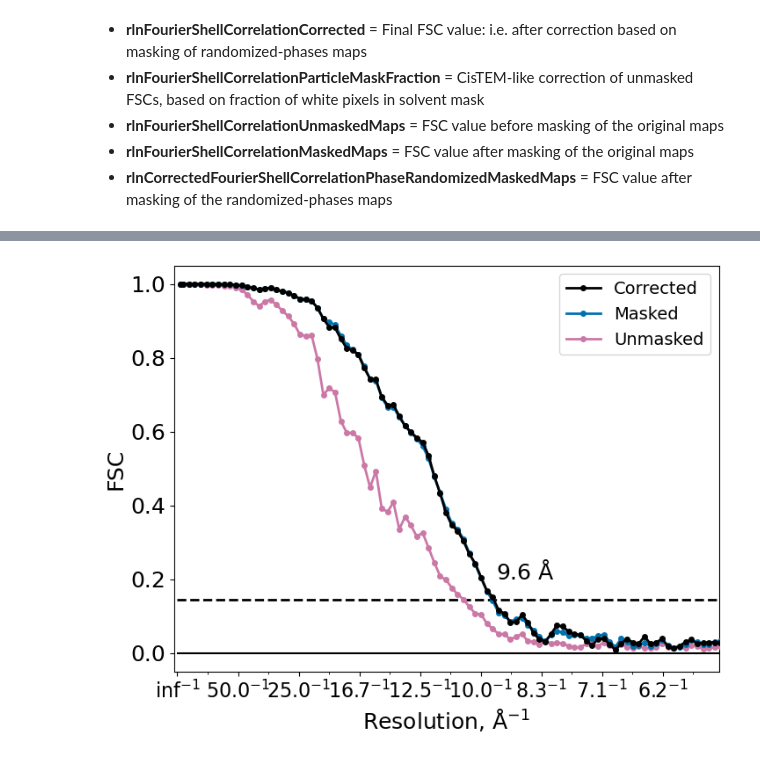
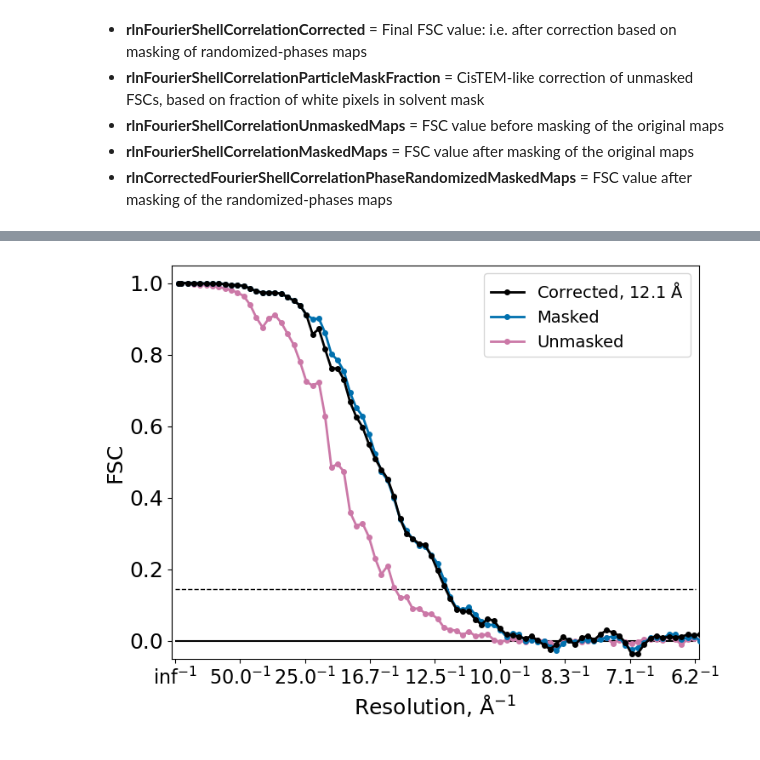
Before and after one commit to dmichalak/sta-pipeline, a Jupyter notebook: analysis_scripts/plot_relion_fsc.ipynb, the cells around one changed output, grey strips where cells are left out. Cells and saved outputs as stored; diff of their text form; code cells hidden in the pictures.

```diff
--- a/analysis_scripts/plot_relion_fsc.ipynb
+++ b/analysis_scripts/plot_relion_fsc.ipynb
@@ -17,5 +192,6 @@ from color_palette import *
 # %%
-input_postprocess_star = Path("/mnt/scratch/ribosomes/kas_k44a/relion_full/PostProcess/job232/postprocess.star")
+
+input_postprocess_star = Path("/mnt/scratch/ribosomes/kas_k44a/relion_full/PostProcess/job256/postprocess.star")
 # %%
 plt.rcParams["font.size"] = 18
 fig, ax = plt.subplots()
@@ -36,12 +212,12 @@ print(f"Final resolution: {final_resolution:.2f} Å")
 randomise_from = general_data["rlnRandomiseFrom"].values[0]
 print(f"Randomise from: {randomise_from:.2f} Å")
 
-binning = 1
-fsc_data["rlnResolution"] = fsc_data["rlnResolution"].copy() * binning
+#binning = 1
+#fsc_data["rlnResolution"] = fsc_data["rlnResolution"].copy() * binning
 fsc_data.set_index("rlnResolution", inplace=True)
 x_data = fsc_data.index
 
-y_data_list = [
+y_data_list= [
     fsc_data["rlnFourierShellCorrelationCorrected"],
 #    fsc_data["rlnFourierShellCorrelationParticleMaskFraction"],
     fsc_data["rlnFourierShellCorrelationUnmaskedMaps"],
@@ -55,8 +231,9 @@ linestyle = "-"
 linewidth = 2
 markerstyle = "."
 markersize = 8
+
 ax.plot(x_data, y_data_list[0],
-        label="Corrected",
+        label=f"Corrected, {final_resolution:.1f}"+r" $\mathrm{\AA}$",
         color="k",
         alpha=1.0,
         ls=linestyle,
@@ -75,6 +252,16 @@ ax.plot(x_data, y_data_list[2],
         markersize=markersize,
         zorder=8,
         )
+ax.plot(x_data, y_data_list[1],
+       label="Unmasked",
+       color=color_palette()[3],
+       alpha=1,
+       ls=linestyle,
+       linewidth=linewidth,
+       marker=markerstyle,
+       markersize=markersize,
+       zorder=7,
+       )
 
 # ax.plot(x_data, y_data_list[3],
 #         label="Noise-substituted",#"Masked, Phase-randomized",
@@ -87,18 +274,6 @@ ax.plot(x_data, y_data_list[2],
 #         zorder=9,
 #         )
 
-
-ax.plot(x_data, y_data_list[1],
-       label="Unmasked",
-       color=color_palette()[3],
-       alpha=1,
-       ls=linestyle,
-       linewidth=linewidth,
-       marker=markerstyle,
-       markersize=markersize,
-       zorder=7,
-       )
-
 #ax.plot(x_data, y_data_list[1],
 #        label="rlnFourierShellCorrelationParticleMaskFraction",
 #        linestyle="dashed",
@@ -107,8 +282,8 @@ ax.plot(x_data, y_data_list[1],
 #        )
 
 alpha = 0.25
-resolution = 1/randomise_from
-start_index = np.where(x_data > resolution)[0][0]
+#resolution = 1/randomise_from
+#start_index = np.where(x_data > resolution)[0][0]
 # ax.fill_between(
 #     x_data[start_index-1:],
 #     y_data_list[2].iloc[start_index-1:],
@@ -123,15 +298,17 @@ start_index = np.where(x_data > resolution)[0][0]
 #     color=color_palette()[1],
 #     alpha=alpha,
 # )
-x_min = np.max(x_data)
-x_max = np.min(x_data)
+x_min = -0.001
+x_max = 1/6.2#50, 25, 16.7, 12.5, 10.0, 8.3, 7.1, 6.2
+y_min = -0.05
+y_max = 1.05
 ax.set_xlim(
-    xmin=-0.001,
-    xmax = 1/5.6, #50, 25, 16.7, 12.5, 10.0, 8.3, 7.1, 6.2
+    xmin=x_min,
+    xmax = x_max,
     )
 ax.set_ylim(
-    ymin=-0.05,
-    ymax=1.05,
+    ymin=y_min,
+    ymax=y_max,
     )
 # change x tick font size
 font_size = 16
@@ -140,33 +317,24 @@ for tick in ax.xaxis.get_major_ticks():
 
 
 #ax.scatter(1/final_resolution, 0.143, marker="x", color="black", alpha=alpha)
-ax.hlines(0, 0, 1, colors="k", linestyles="-", alpha=1)
-ax.hlines(0.143, 0, 1, colors="k", linestyles="--", linewidth=2, alpha=1)#alpha)
-#ax.annotate(xy=(0.062, 0.16), text="0.143", alpha=1, fontsize=16)
-ax.annotate(xy=(1/final_resolution+0.0012, 0.2), text=rf"{final_resolution:.1f}"+r" $\mathrm{\AA}$", alpha=1)
-# draw arrow to final resolution and specify the tail length
+ax.hlines(0, 0, x_max-0.001, colors="k", linestyles="-", alpha=1)
+ax.hlines(0.143, 0, x_max-0.001, colors="k", linestyles="--", linewidth=1, alpha=1)#alpha)
+
+
+#ax.annotate(xy=(1/final_resolution+0.0025, 0.2), text=rf"{final_resolution:.1f}"+r" $\mathrm{\AA}$", alpha=1)
+#draw arrow to final resolution and specify the tail length
 # ax.annotate(
 #     "",
 #     xy=(1/final_resolution+0.004, 0.38),
 #     xytext=(1/final_resolution+0.0003, 0.2),
 #     arrowprops=dict(arrowstyle="<-", color="black", alpha=1, linewidth=2),
 # )
-# resolution = 17.33 # Angstroms
-# ax.vlines(1/resolution, -1,2, linestyles="dashed", colors="black", alpha=alpha)
-# ax.annotate(f"{resolution} $\mathrm{{\AA}}$, bin8", (1/resolution+0.001, 0.7), xycoords="data", alpha=alpha+0.2, fontsize=font_size)
-#resolution = 8.66 # Angstroms
-#ax.vlines(1/resolution, -1,2, linestyles="dashed", colors="black", alpha=alpha)
-#ax.annotate(f"{resolution} $\mathrm{{\AA}}$, bin4", (1/resolution+0.001, 0.7), xycoords="data", alpha=alpha+0.2, fontsize=font_size)
-# resolution = 6.495 # Angstroms
-# ax.vlines(1/resolution, -1,2, linestyles="dashed", colors="black", alpha=alpha)
-# ax.annotate(f"{resolution} $\mathrm{{\AA}}$, bin3", (1/resolution+0.001, 0.7), xycoords="data", alpha=alpha+0.2, fontsize=font_size)
+
 ax.set_xlabel(r"Resolution, $\mathrm{\AA}^{-1}$")
-ax.set_ylabel("FSC")#\n(Normalized CC of two half-datasets)")
-
-#ax.set_title(f"{input_postprocess_star.parent.name} (binning={binning})")
+ax.set_ylabel("FSC")
 
 ax.xaxis.set_major_locator(MultipleLocator(0.02))
-ax.xaxis.set_minor_locator(MultipleLocator(0.01))
+#ax.xaxis.set_minor_locator(MultipleLocator(0.01))
 
 # grab the labeled x ticks and print them
 xticks = ax.get_xticks()
@@ -190 +353 @@ See the caveats in the documentation: https://pandas.pydata.org/pandas-docs/stab
-[figure, old version]
+[figure, new version]
```
Also changed, not shown: parts of 3 cells of this notebook, 1 other file.
